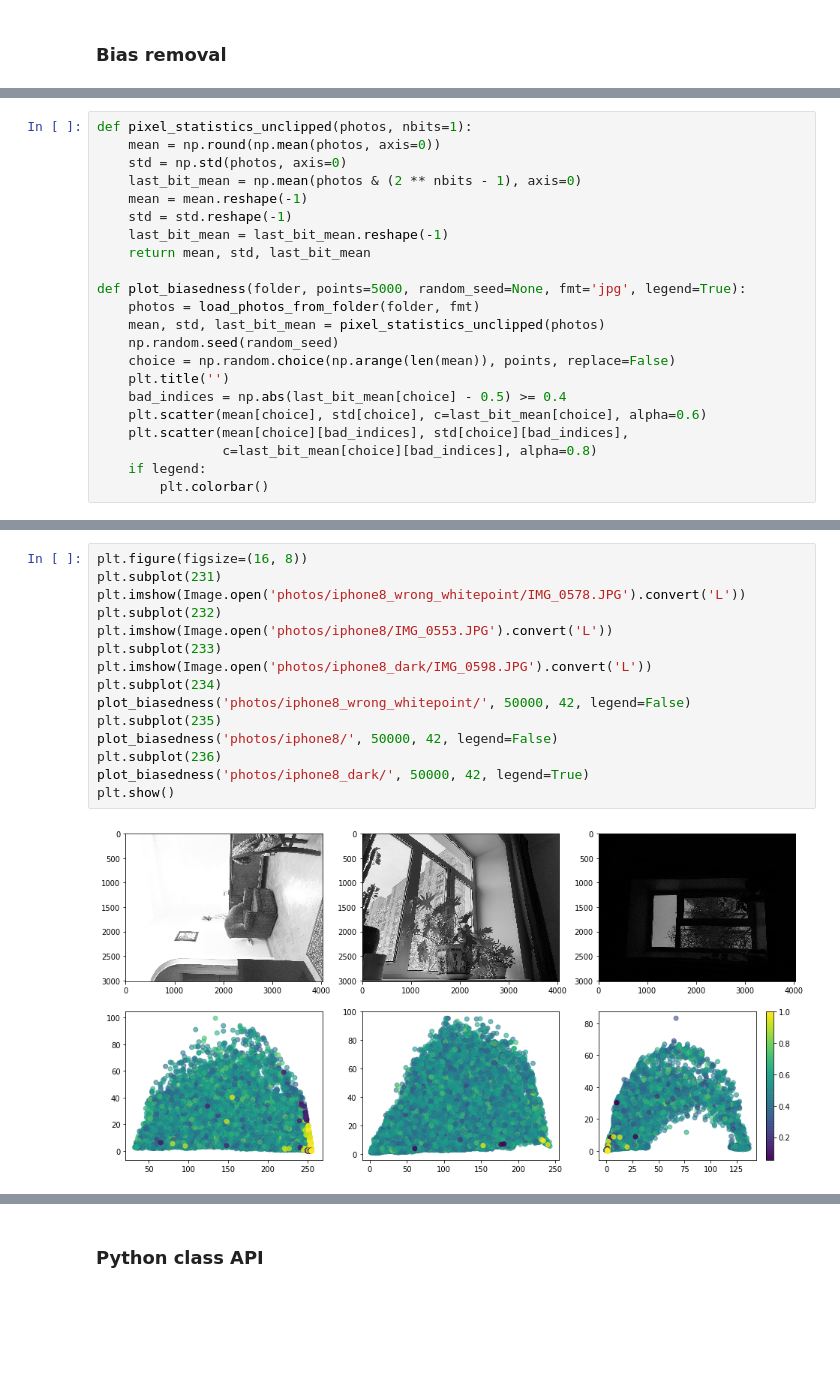
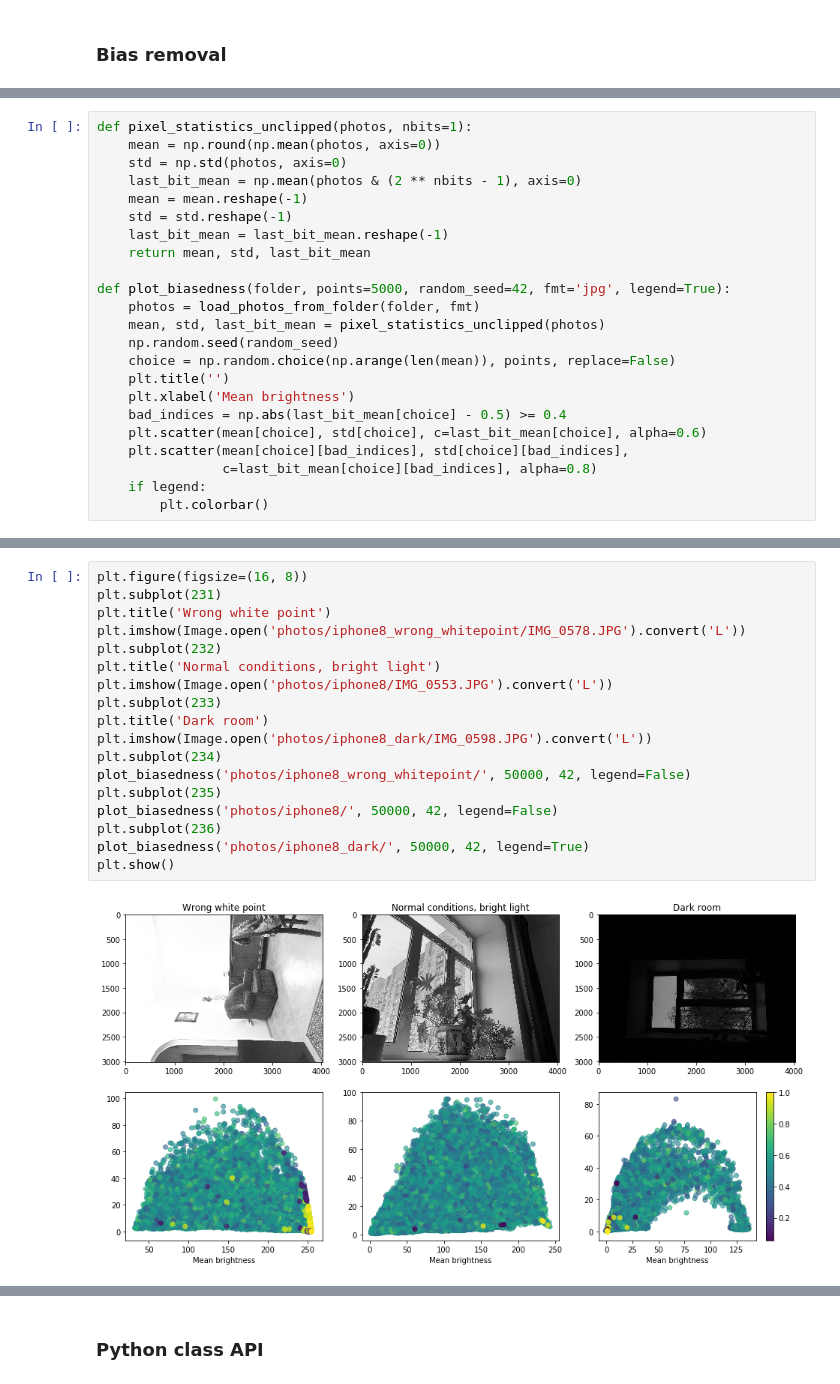
Before and after one commit to apnkv/btrng, a Jupyter notebook: report.ipynb, the cells around one changed output, grey strips where cells are left out. Drawn from its saved outputs; the diff is of its cells as text; blank space fills up the shorter version.

```diff
--- a/report.ipynb
+++ b/report.ipynb
@@ -89,12 +90,13 @@ def pixel_statistics_unclipped(photos, nbits=1):
     last_bit_mean = last_bit_mean.reshape(-1)
     return mean, std, last_bit_mean
 
-def plot_biasedness(folder, points=5000, random_seed=None, fmt='jpg', legend=True):
+def plot_biasedness(folder, points=5000, random_seed=42, fmt='jpg', legend=True):
     photos = load_photos_from_folder(folder, fmt)
     mean, std, last_bit_mean = pixel_statistics_unclipped(photos)
     np.random.seed(random_seed)
     choice = np.random.choice(np.arange(len(mean)), points, replace=False)
     plt.title('')
+    plt.xlabel('Mean brightness')
     bad_indices = np.abs(last_bit_mean[choice] - 0.5) >= 0.4
     plt.scatter(mean[choice], std[choice], c=last_bit_mean[choice], alpha=0.6)
     plt.scatter(mean[choice][bad_indices], std[choice][bad_indices],
@@ -106,20 +108,23 @@ We perform bias exploration
 # %%
 plt.figure(figsize=(16, 8))
 plt.subplot(231)
+plt.title('Wrong white point')
 plt.imshow(Image.open('photos/iphone8_wrong_whitepoint/IMG_0578.JPG').convert('L'))
 plt.subplot(232)
+plt.title('Normal conditions, bright light')
 plt.imshow(Image.open('photos/iphone8/IMG_0553.JPG').convert('L'))
 plt.subplot(233)
+plt.title('Dark room')
 plt.imshow(Image.open('photos/iphone8_dark/IMG_0598.JPG').convert('L'))
 plt.subplot(234)
 plot_biasedness('photos/iphone8_wrong_whitepoint/', 50000, 42, legend=False)
 plt.subplot(235)
 plot_biasedness('photos/iphone8/', 50000, 42, legend=False)
 plt.subplot(236)
 plot_biasedness('photos/iphone8_dark/', 50000, 42, legend=True)
 plt.show()
 # %% [output]
-[figure, old version]
+[figure, new version]
 # %%
 plt.figure(figsize=(16, 8))
 plt.subplot(231)
```
Also changed, not shown: parts of 17 cells of this notebook, 15 other files.
